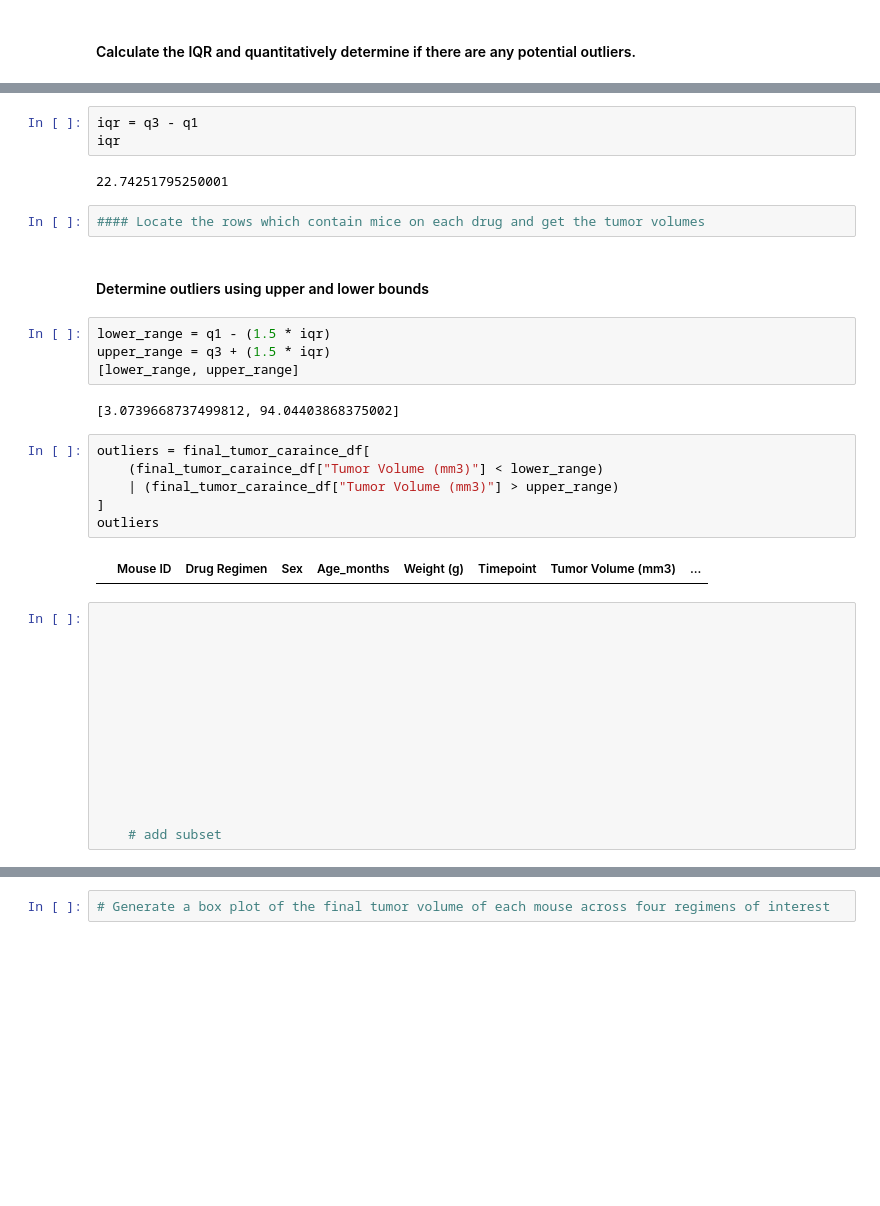
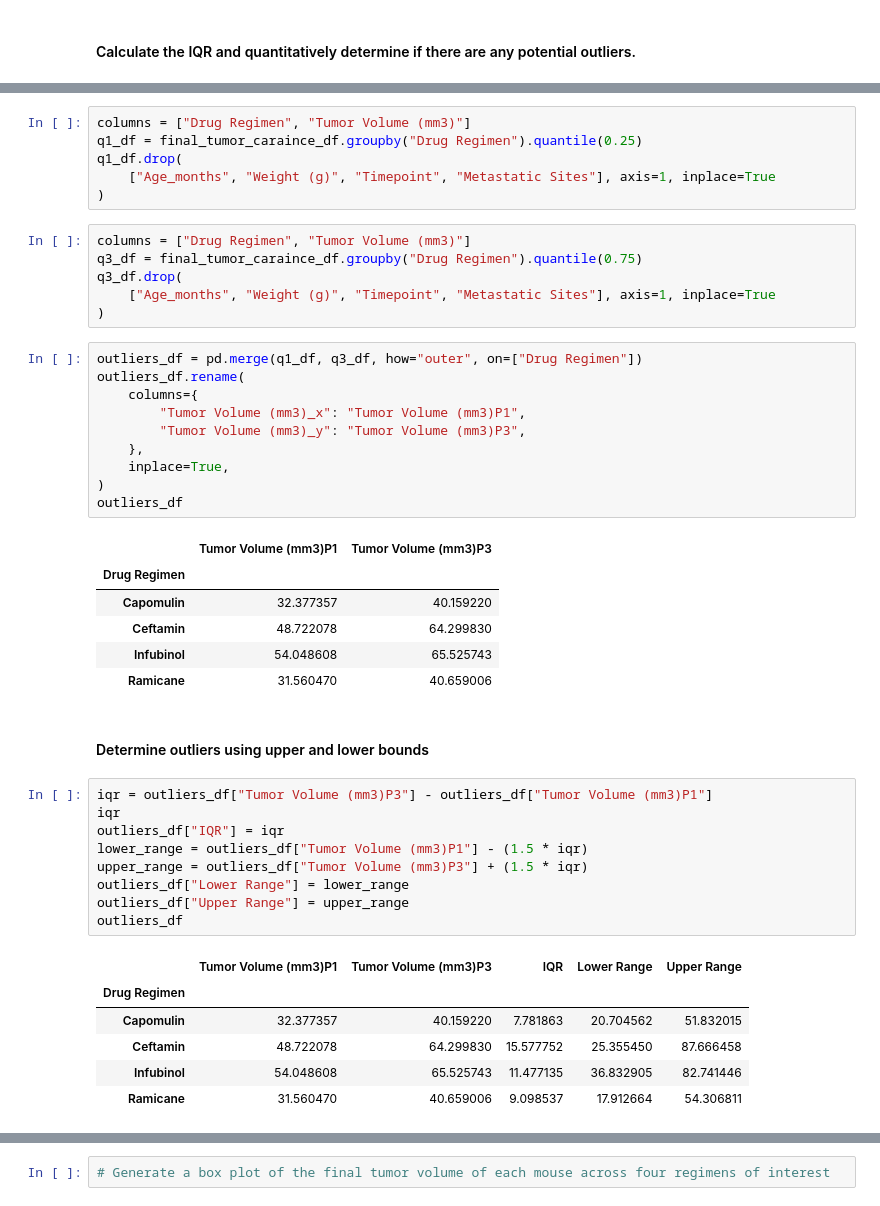
Before and after one commit to Slyssy/matplotlib-challenge, a Jupyter notebook: The_Power_of_Plots/Pymaceuticals/pymaceuticals.ipynb, the cells around one changed output, grey strips where cells are left out. Drawn from its saved outputs; the diff is of its cells as text; blank space fills up the shorter version.

```diff
--- a/The_Power_of_Plots/Pymaceuticals/pymaceuticals.ipynb
+++ b/The_Power_of_Plots/Pymaceuticals/pymaceuticals.ipynb
@@ -285,37 +274,47 @@ q3
-# %%
-iqr = q3 - q1
-iqr
-# %% [output]
-22.74251795250001
-# %%
-#### Locate the rows which contain mice on each drug and get the tumor volumes
+# %%
+columns = ["Drug Regimen", "Tumor Volume (mm3)"]
+q1_df = final_tumor_caraince_df.groupby("Drug Regimen").quantile(0.25)
+q1_df.drop(
+    ["Age_months", "Weight (g)", "Timepoint", "Metastatic Sites"], axis=1, inplace=True
+)
+# %%
+columns = ["Drug Regimen", "Tumor Volume (mm3)"]
+q3_df = final_tumor_caraince_df.groupby("Drug Regimen").quantile(0.75)
+q3_df.drop(
+    ["Age_months", "Weight (g)", "Timepoint", "Metastatic Sites"], axis=1, inplace=True
+)
+# %%
+outliers_df = pd.merge(q1_df, q3_df, how="outer", on=["Drug Regimen"])
+outliers_df.rename(
+    columns={
+        "Tumor Volume (mm3)_x": "Tumor Volume (mm3)P1",
+        "Tumor Volume (mm3)_y": "Tumor Volume (mm3)P3",
+    },
+    inplace=True,
+)
+outliers_df
+# %% [output]
+|  | Tumor Volume (mm3)P1 | Tumor Volume (mm3)P3 |
+| Drug Regimen |  |  |
+| Capomulin | 32.377357 | 40.159220 |
+| Ceftamin | 48.722078 | 64.299830 |
+| Infubinol | 54.048608 | 65.525743 |
+| Ramicane | 31.560470 | 40.659006 |
 # %% [markdown]
 #### Determine outliers using upper and lower bounds
-# %%
-lower_range = q1 - (1.5 * iqr)
-upper_range = q3 + (1.5 * iqr)
-[lower_range, upper_range]
-# %% [output]
-[3.0739668737499812, 94.04403868375002]
-# %%
-outliers = final_tumor_caraince_df[
-    (final_tumor_caraince_df["Tumor Volume (mm3)"] < lower_range)
-    | (final_tumor_caraince_df["Tumor Volume (mm3)"] > upper_range)
-]
-outliers
-# %% [output]
-|  | Mouse ID | Drug Regimen | Sex | Age_months | Weight (g) | Timepoint | Tumor Volume (mm3) | ... |
-# %%
-
-
-
-
-
-
-
-
-
-
-
-
-    # add subset
+# %%
+iqr = outliers_df["Tumor Volume (mm3)P3"] - outliers_df["Tumor Volume (mm3)P1"]
+iqr
+outliers_df["IQR"] = iqr
+lower_range = outliers_df["Tumor Volume (mm3)P1"] - (1.5 * iqr)
+upper_range = outliers_df["Tumor Volume (mm3)P3"] + (1.5 * iqr)
+outliers_df["Lower Range"] = lower_range
+outliers_df["Upper Range"] = upper_range
+outliers_df
+# %% [output]
+|  | Tumor Volume (mm3)P1 | Tumor Volume (mm3)P3 | IQR | Lower Range | Upper Range |
+| Drug Regimen |  |  |  |  |  |
+| Capomulin | 32.377357 | 40.159220 | 7.781863 | 20.704562 | 51.832015 |
+| Ceftamin | 48.722078 | 64.299830 | 15.577752 | 25.355450 | 87.666458 |
+| Infubinol | 54.048608 | 65.525743 | 11.477135 | 36.832905 | 82.741446 |
+| Ramicane | 31.560470 | 40.659006 | 9.098537 | 17.912664 | 54.306811 |
```
Also changed, not shown: parts of 12 cells of this notebook.
